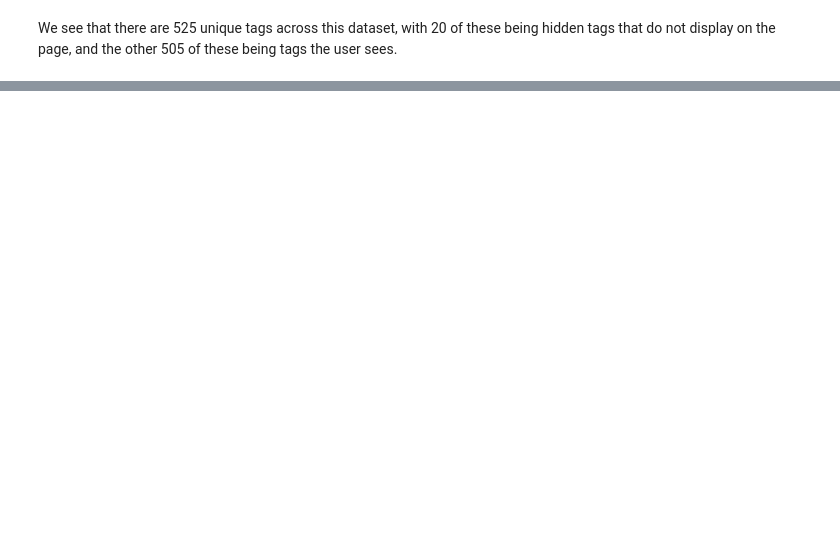
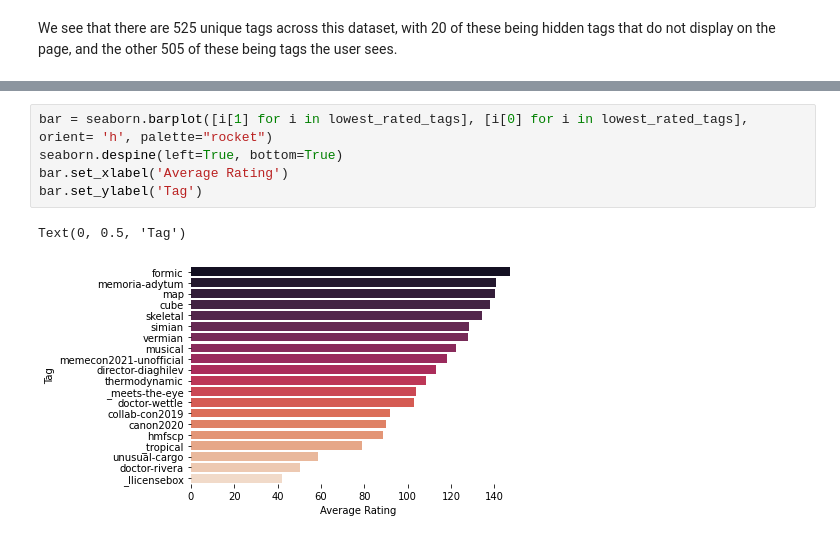
Before and after one commit to CZboop/SCP-Scraping-and-Analysis, a Jupyter notebook: SCPAnalysis.ipynb, the cells around one changed output, grey strips where cells are left out. Drawn from its saved outputs; the diff is of its cells as text; blank space fills up the shorter version.

```diff
--- a/SCPAnalysis.ipynb
+++ b/SCPAnalysis.ipynb
@@ -318,0 +362,8 @@ print(len(one_off_tags), one_off_tags)
+# %%
+bar = seaborn.barplot([i[1] for i in lowest_rated_tags], [i[0] for i in lowest_rated_tags], orient= 'h', palette="rocket")
+seaborn.despine(left=True, bottom=True)
+bar.set_xlabel('Average Rating')
+bar.set_ylabel('Tag')
+# %% [output]
+Text(0, 0.5, 'Tag')
+[figure, added]
```
Also changed, not shown: parts of 20 cells of this notebook.
